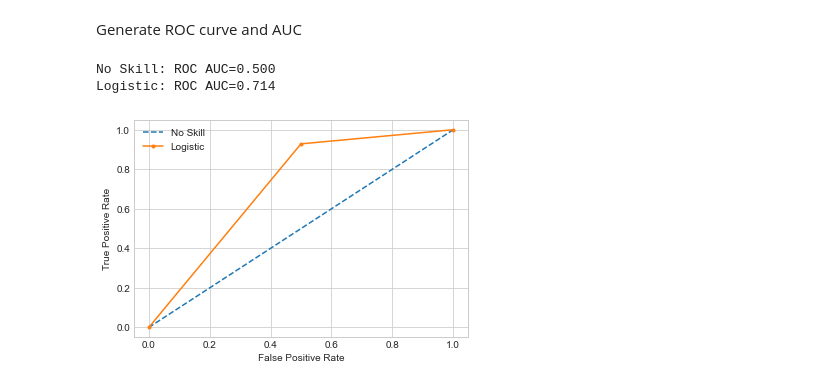
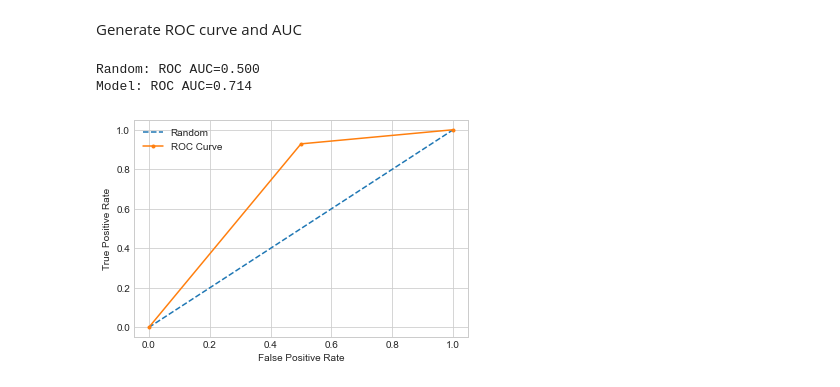
Before and after one commit to casildalewis/ParkinsonsDisease, a Jupyter notebook: parkinsons.ipynb, the cells around one changed output. Cells and saved outputs as stored; diff of their text form; code cells hidden in the pictures.

```diff
--- a/parkinsons.ipynb
+++ b/parkinsons.ipynb
@@ -269,31 +269,31 @@ stats_df
 Generate ROC curve and AUC
 # %%
 # generate a no skill prediction (majority class)
-ns_probs = [0 for _ in range(len(y_test))]
+random_probs = [0 for _ in range(len(y_test))]
 # predict probabilities
-lr_probs = Default_model.predict_proba(X_test)
+model_probs = Default_model.predict_proba(X_test)
 # keep probabilities for the positive outcome only
-lr_probs = lr_probs[:, 1]
+model_probs = model_probs[:, 1]
 # calculate scores
-ns_auc = metrics.roc_auc_score(y_test, ns_probs)
-lr_auc = metrics.roc_auc_score(y_test, lr_probs)
+random_auc = metrics.roc_auc_score(y_test, random_probs)
+model_auc = metrics.roc_auc_score(y_test, model_probs)
 # summarize scores
-print('No Skill: ROC AUC=%.3f' % (ns_auc))
-print('Logistic: ROC AUC=%.3f' % (lr_auc))
+print('Random: ROC AUC=%.3f' % (random_auc))
+print('Model: ROC AUC=%.3f' % (model_auc))
 # calculate roc curves
-ns_fpr, ns_tpr, _ = metrics.roc_curve(y_test, ns_probs)
-lr_fpr, lr_tpr, _ = metrics.roc_curve(y_test, lr_probs)
+random_fpr, random_tpr, _ = metrics.roc_curve(y_test, random_probs)
+model_fpr, model_tpr, _ = metrics.roc_curve(y_test, model_probs)
 # plot the roc curve for the model
-plt.plot(ns_fpr, ns_tpr, linestyle='--', label='No Skill')
-plt.plot(lr_fpr, lr_tpr, marker='.', label='Logistic')
+plt.plot(random_fpr, random_tpr, linestyle='--', label='Random')
+plt.plot(model_fpr, model_tpr, marker='.', label='ROC Curve')
 # axis labels
 plt.xlabel('False Positive Rate')
 plt.ylabel('True Positive Rate')
 # show the legend
 plt.legend()
 # show the plot
 plt.show()
 # %% [output]
-No Skill: ROC AUC=0.500
-Logistic: ROC AUC=0.714
+Random: ROC AUC=0.500
+Model: ROC AUC=0.714
-[figure, old version]
+[figure, new version]
```
